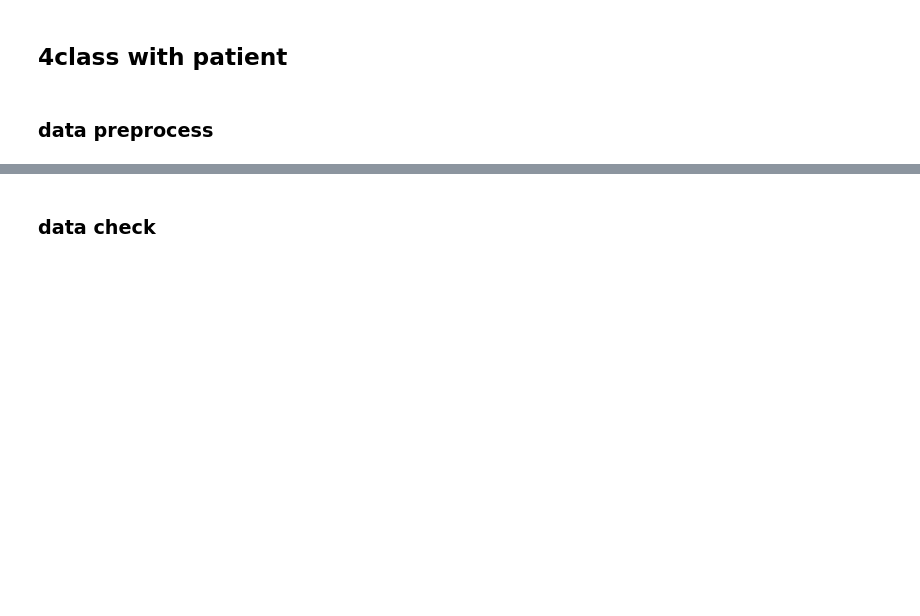
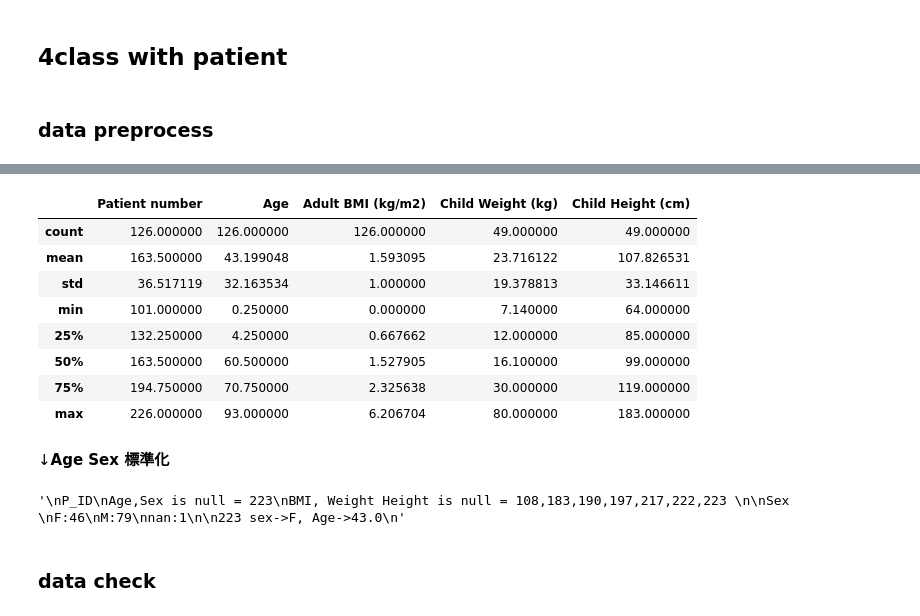
Before and after one commit to icy-mountain/resp_sound_notebooks, a Jupyter notebook: keras_part_of_cnn_of_wh_and_cr.ipynb, the cells around one changed output, grey strips where cells are left out. Saved outputs shown, nothing was run; the diff lists cells and outputs as text; code cells hidden in the pictures; blank space fills up the shorter version.

```diff
--- a/keras_part_of_cnn_of_wh_and_cr.ipynb
+++ b/keras_part_of_cnn_of_wh_and_cr.ipynb
@@ -814,0 +807,37 @@ patient_data.describe()
+# %%
+patient_data['Adult BMI (kg/m2)'] = (patient_data['Adult BMI (kg/m2)'] - patient_data['Adult BMI (kg/m2)'].min()) / patient_data['Adult BMI (kg/m2)'].std()
+patient_data.describe()
+# %% [output]
+|  | Patient number | Age | Adult BMI (kg/m2) | Child Weight (kg) | Child Height (cm) |
+| count | 126.000000 | 126.000000 | 126.000000 | 49.000000 | 49.000000 |
+| mean | 163.500000 | 43.199048 | 1.593095 | 23.716122 | 107.826531 |
+| std | 36.517119 | 32.163534 | 1.000000 | 19.378813 | 33.146611 |
+| min | 101.000000 | 0.250000 | 0.000000 | 7.140000 | 64.000000 |
+| 25% | 132.250000 | 4.250000 | 0.667662 | 12.000000 | 85.000000 |
+| 50% | 163.500000 | 60.500000 | 1.527905 | 16.100000 | 99.000000 |
+| 75% | 194.750000 | 70.750000 | 2.325638 | 30.000000 | 119.000000 |
+| max | 226.000000 | 93.000000 | 6.206704 | 80.000000 | 183.000000 |
+# %% [markdown]
+↓**Age Sex 標準化**
+# %%
+# pid = training_clips['noise'][0][2]
+# patient_data[patient_data['Patient number'] == pid]
+
+# patient_data[patient_data['Sex'].isnull()]
+# patient_data[patient_data['Age'].isnull()]
+# patient_data[patient_data['Patient number'] == 122]
+'''
+P_ID
+Age,Sex is null = 223
+BMI, Weight Height is null = 108,183,190,197,217,222,223
+
+Sex
+F:46
+M:79
+nan:1
+
+223 sex->F, Age->43.0
+'''
+# patient_data[(patient_data['Adult BMI (kg/m2)'].isnull()) & (patient_data['Child Weight (kg)'].isnull()) & (patient_data['Child Height (cm)'].isnull())]
+# %% [output]
+'\nP_ID\nAge,Sex is null = 223\nBMI, Weight Height is null = 108,183,190,197,217,222,223 \n\nSex \nF:46\nM:79\nnan:1\n\n223 sex->F, Age->43.0\n'
```
Also changed, not shown: parts of 42 cells of this notebook.
